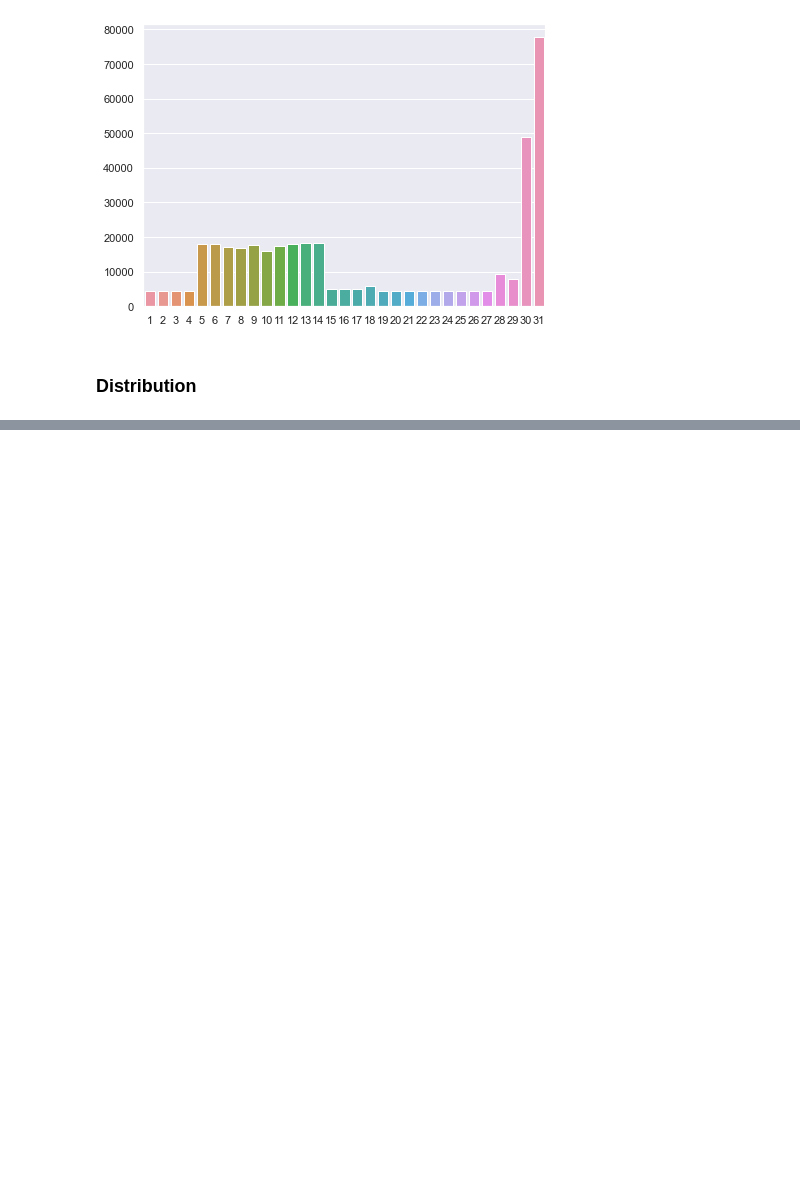
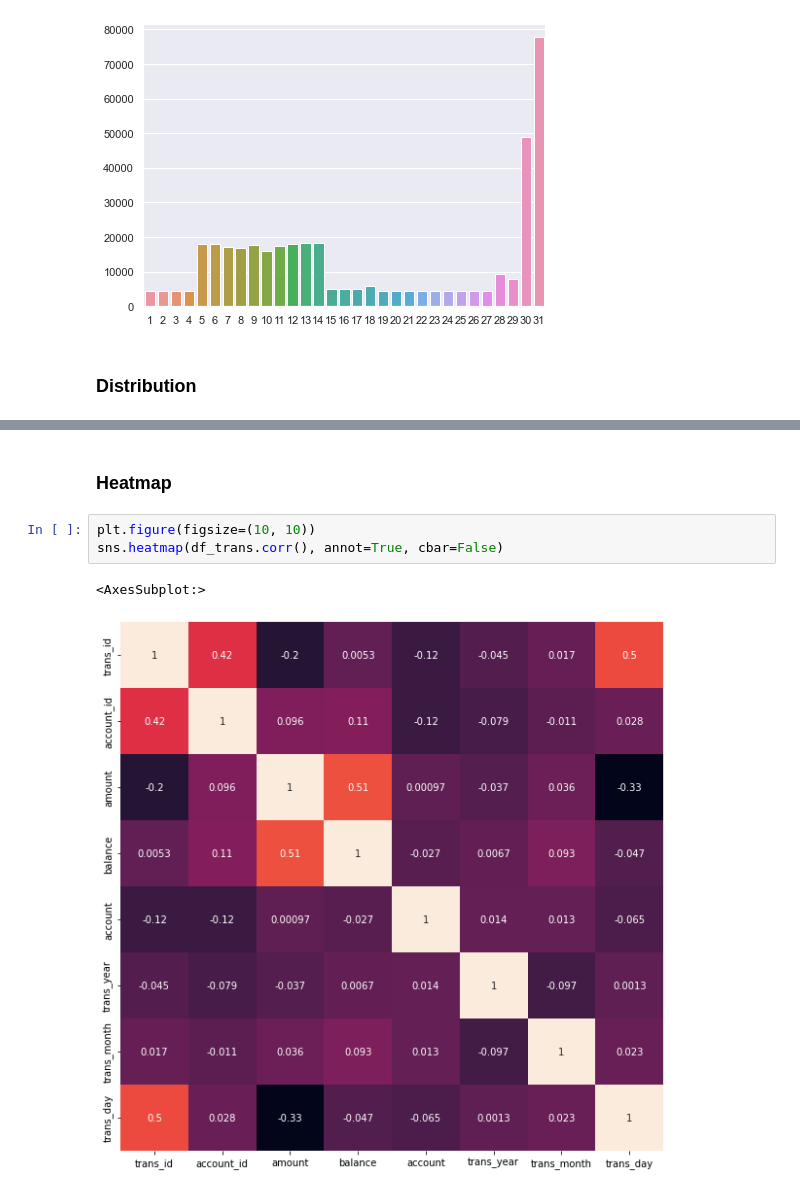
Before and after one commit to Samuuuh/feup-ac, a Jupyter notebook: docs/trans_understanding.ipynb, the cells around one changed output, grey strips where cells are left out. Drawn from its saved outputs; the diff is of its cells as text; blank space fills up the shorter version.

```diff
--- a/docs/trans_understanding.ipynb
+++ b/docs/trans_understanding.ipynb
@@ -195,0 +281,8 @@ print_bar(counts_day)
+# %% [markdown]
+### Heatmap
+# %%
+plt.figure(figsize=(10, 10))
+sns.heatmap(df_trans.corr(), annot=True, cbar=False)
+# %% [output]
+<AxesSubplot:>
+[figure, added]
```
Also changed, not shown: parts of 9 cells of this notebook.
